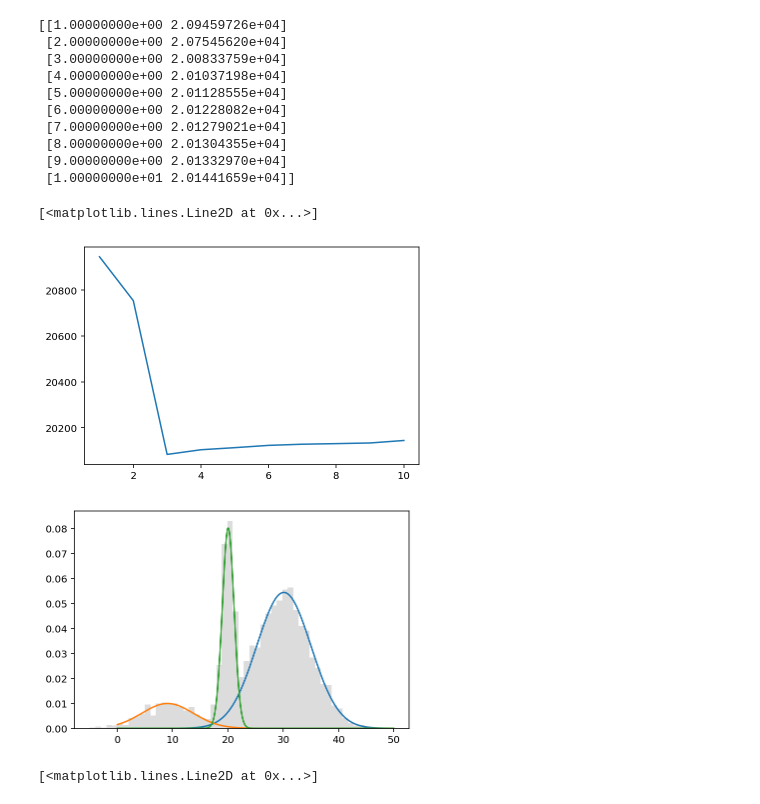
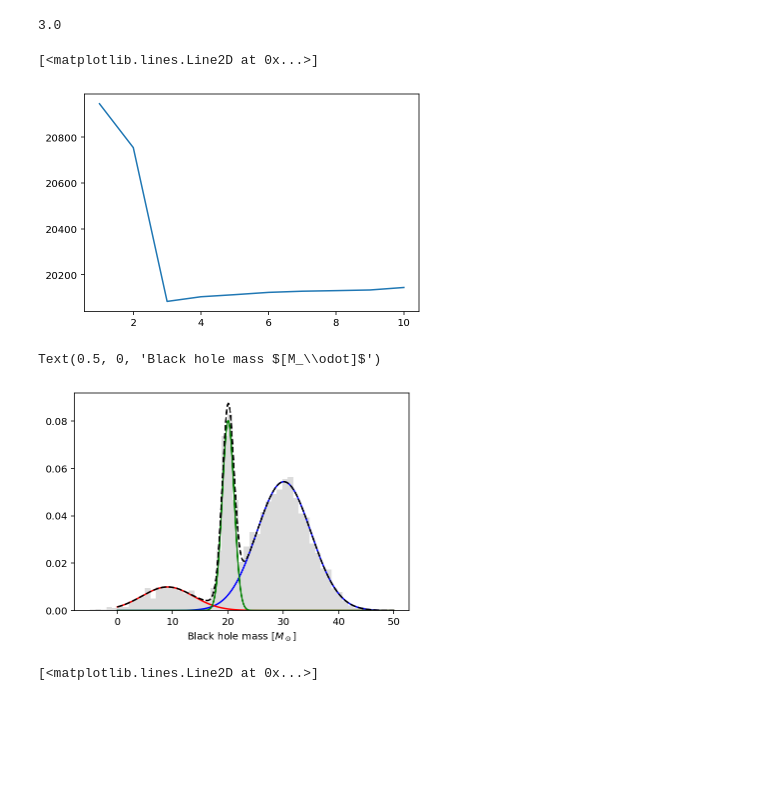
Before and after one commit to EdoSanto/astrostatistics_bicocca_2024, a Jupyter notebook: working/Black-hole binary formation channels.ipynb, the cells around one changed output. Drawn from its saved outputs; the diff is of its cells as text; code cells hidden in the pictures; blank space fills up the shorter version.

```diff
--- a/working/Black-hole binary formation channels.ipynb
+++ b/working/Black-hole binary formation channels.ipynb
@@ -46,29 +47,30 @@ for n_comps in range(1,11):
 # %%
-print(NvsAIC)
+print(NvsAIC[:,0][np.argmin(NvsAIC[:,1])])
 plt.plot(NvsAIC[:,0], NvsAIC[:,1])
 # %% [output]
-[[1.00000000e+00 2.09459726e+04]
- [2.00000000e+00 2.07545620e+04]
- [3.00000000e+00 2.00833759e+04]
- [4.00000000e+00 2.01037198e+04]
- [5.00000000e+00 2.01128555e+04]
- [6.00000000e+00 2.01228082e+04]
- [7.00000000e+00 2.01279021e+04]
- [8.00000000e+00 2.01304355e+04]
- [9.00000000e+00 2.01332970e+04]
- [1.00000000e+01 2.01441659e+04]]
+3.0
 [<matplotlib.lines.Line2D at 0x...>]
 [figure]
 # %%
 gm_good = GaussianMixture(n_components = 3, covariance_type='diag', random_state=0).fit(data)
 x = np.linspace(0,50,1000)
 plt.hist(data, bins = int(np.sqrt(len(data))), density = True, color = 'gainsboro')
+log_L = gm_good.score_samples(x.reshape(-1, 1))
+pdf = np.exp(log_L)
 
-for i in range(3):
-        fit_g = gm_good.weights_[i]*norm.pdf(x, loc = gm_good.means_[i], scale = np.sqrt(gm_good.covariances_[i]))
-        plt.plot(x, fit_g)
+resp = gm_good.predict_proba(x.reshape(-1, 1))
+
+component = resp * pdf[:, np.newaxis]
+
+plt.plot(x, component[:,0], c='blue')
+plt.plot(x, component[:,1], c='red')
+plt.plot(x, component[:,2], c='green')
+plt.plot(x, pdf, '--k')
+
+plt.xlabel("Black hole mass $[M_\odot]$")
 # %% [output]
+Text(0.5, 0, 'Black hole mass $[M_\\odot]$')
-[figure, old version]
+[figure, new version]
 # %%
 data_sorted = np.sort(data, axis = 0)
 
```
Also changed, not shown: parts of 2 cells of this notebook, 2 other files.
